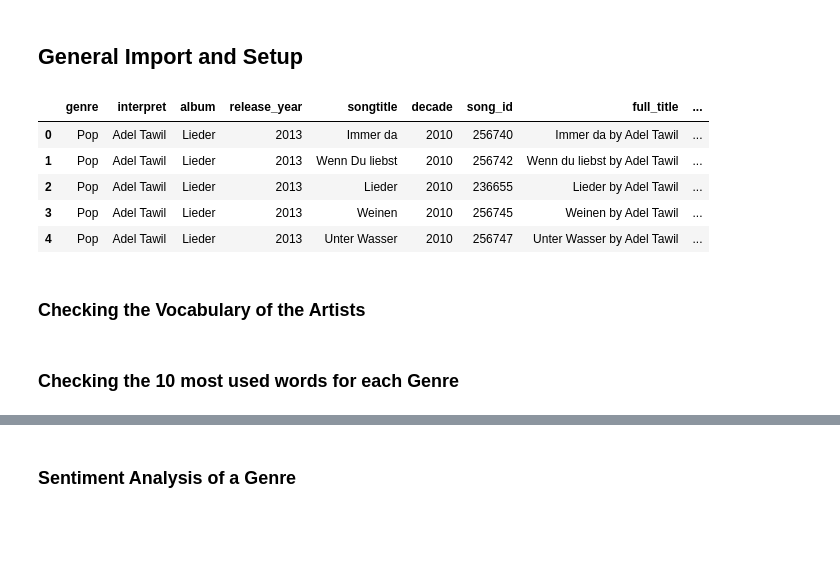
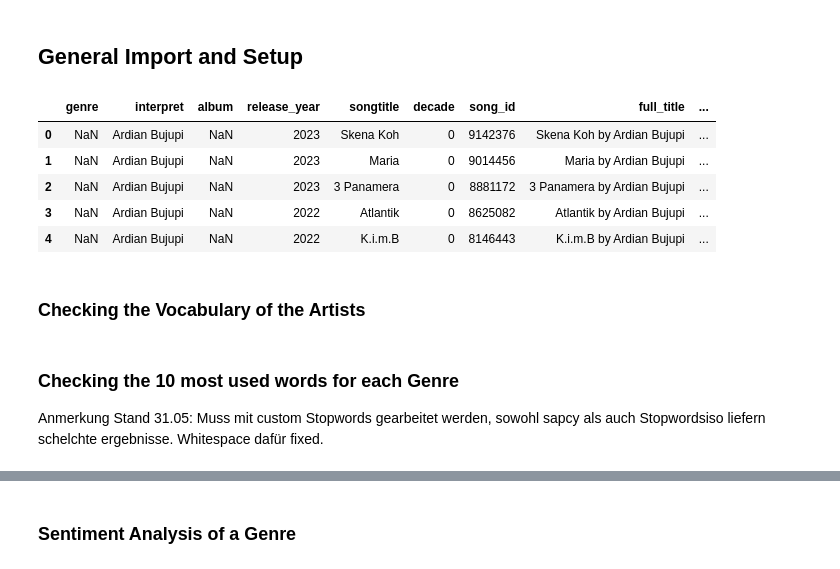
Before and after one commit to Richard-Sieg-TH-Koln/statistik-1-team-2, a Jupyter notebook: notebooks/marc_ar.ipynb, the cells around one changed output, grey strips where cells are left out. Saved outputs shown, nothing was run; the diff lists cells and outputs as text; code cells hidden in the pictures; blank space fills up the shorter version.

```diff
--- a/notebooks/marc_ar.ipynb
+++ b/notebooks/marc_ar.ipynb
@@ -12,14 +12,14 @@ from textblob_de import TextBlobDE
 # %%
 nlp = spacy.load("de_core_news_sm")
-data = pd.read_csv('../data/raw/dataset_cleaned_file_v5.csv')
+data = pd.read_csv('../data/raw/dataset_cleaned_file_v7.csv')
 data.head()
 # %% [output]
 |  | genre | interpret | album | release_year | songtitle | decade | song_id | full_title | ... |
-| 0 | Pop | Adel Tawil | Lieder | 2013 | Immer da | 2010 | 256740 | Immer da by Adel Tawil | ... |
-| 1 | Pop | Adel Tawil | Lieder | 2013 | Wenn Du liebst | 2010 | 256742 | Wenn du liebst by Adel Tawil | ... |
-| 2 | Pop | Adel Tawil | Lieder | 2013 | Lieder | 2010 | 236655 | Lieder by Adel Tawil | ... |
-| 3 | Pop | Adel Tawil | Lieder | 2013 | Weinen | 2010 | 256745 | Weinen by Adel Tawil | ... |
-| 4 | Pop | Adel Tawil | Lieder | 2013 | Unter Wasser | 2010 | 256747 | Unter Wasser by Adel Tawil | ... |
+| 0 | NaN | Ardian Bujupi | NaN | 2023 | Skena Koh | 0 | 9142376 | Skena Koh by Ardian Bujupi | ... |
+| 1 | NaN | Ardian Bujupi | NaN | 2023 | Maria | 0 | 9014456 | Maria by Ardian Bujupi | ... |
+| 2 | NaN | Ardian Bujupi | NaN | 2023 | 3 Panamera | 0 | 8881172 | 3 Panamera by Ardian Bujupi | ... |
+| 3 | NaN | Ardian Bujupi | NaN | 2022 | Atlantik | 0 | 8625082 | Atlantik by Ardian Bujupi | ... |
+| 4 | NaN | Ardian Bujupi | NaN | 2022 | K.i.m.B | 0 | 8146443 | K.i.m.B by Ardian Bujupi | ... |
 # %% [markdown]
 ### Checking the Vocabulary of the Artists
 # %%
@@ -39,3 +39,5 @@ fig = px.scatter(df, x='Word Count', y='Number of Songs', hover_data=['Interpret
 fig.show()
 # %% [markdown]
 ### Checking the 10 most used words for each Genre
+
+Anmerkung Stand 31.05: Muss mit custom Stopwords gearbeitet werden, sowohl sapcy als auch Stopwordsiso liefern schelchte ergebnisse. Whitespace dafür fixed.
```
Also changed, not shown: parts of 11 cells of this notebook.
